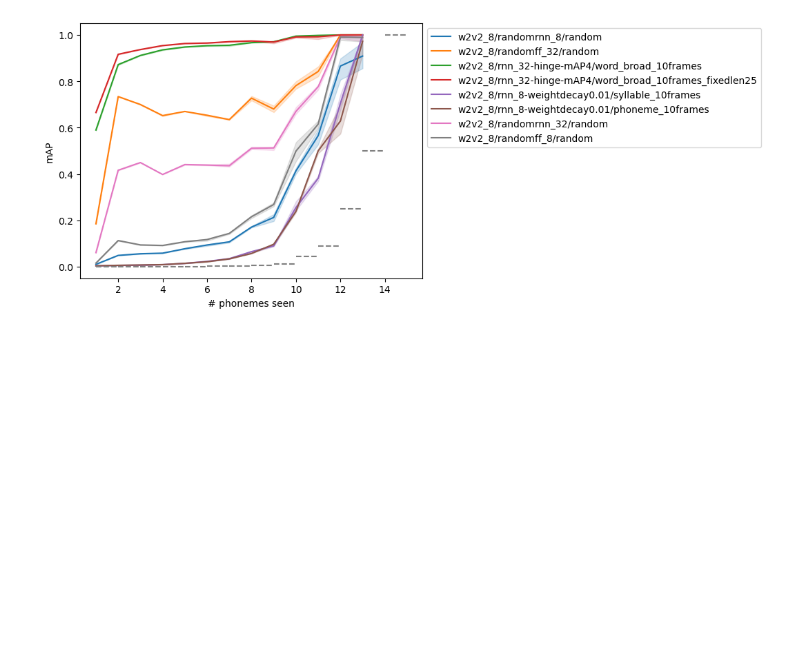
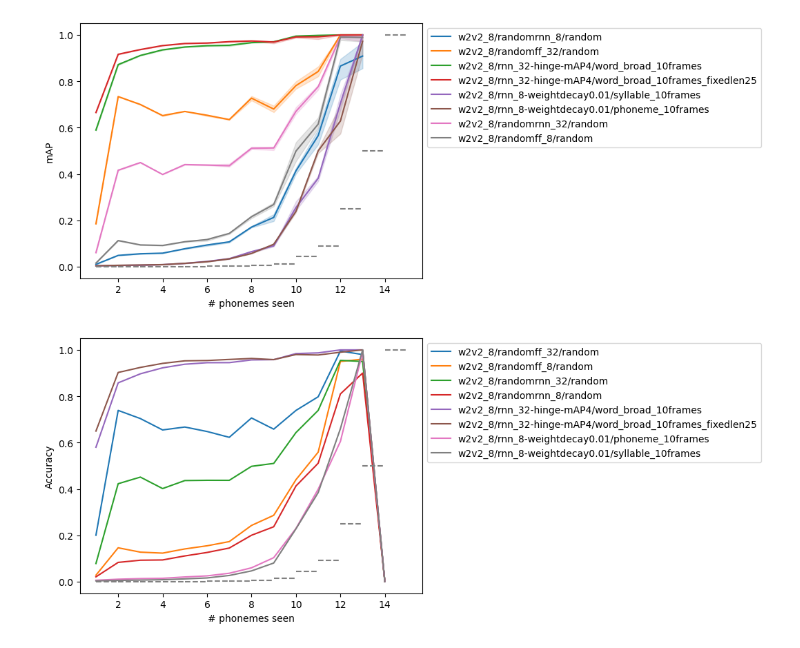
Before and after one commit to hans/ideal-word-representations, a Jupyter notebook: summary_notebooks/word_discrimination.ipynb, the cells around one changed output. Drawn from its saved outputs; the diff is of its cells as text; code cells hidden in the pictures; blank space fills up the shorter version.

Commit message:
word discrimination: add accuracy plot

```diff
--- a/summary_notebooks/word_discrimination.ipynb
+++ b/summary_notebooks/word_discrimination.ipynb
@@ -70,3 +70,19 @@ for frame, frame_chance_perf in chance_performance.loc[plot_dataset].items():
             color="gray", linestyle="--")
 # %% [output]
 [figure]
+# %%
+acc_df = predictions_df.loc[predictions_df.dataset == plot_dataset].groupby(["trace", "frame_idx"]).correct.mean().reset_index()
+acc_df["num_frames"] = acc_df.frame_idx + 1
+ax = sns.lineplot(data=acc_df,
+             x="num_frames", y="correct", hue="trace")
+
+ax.legend(loc="upper left", bbox_to_anchor=(1, 1))
+ax.set_xlabel("# phonemes seen")
+ax.set_ylabel("Accuracy")
+
+# draw chance performance as a horizontal line over each x value
+for frame, frame_chance_perf in chance_performance.loc[plot_dataset].items():
+    ax.plot([frame + 1, frame + 2], [frame_chance_perf, frame_chance_perf],
+            color="gray", linestyle="--")
+# %% [output]
+[figure, added]
```
